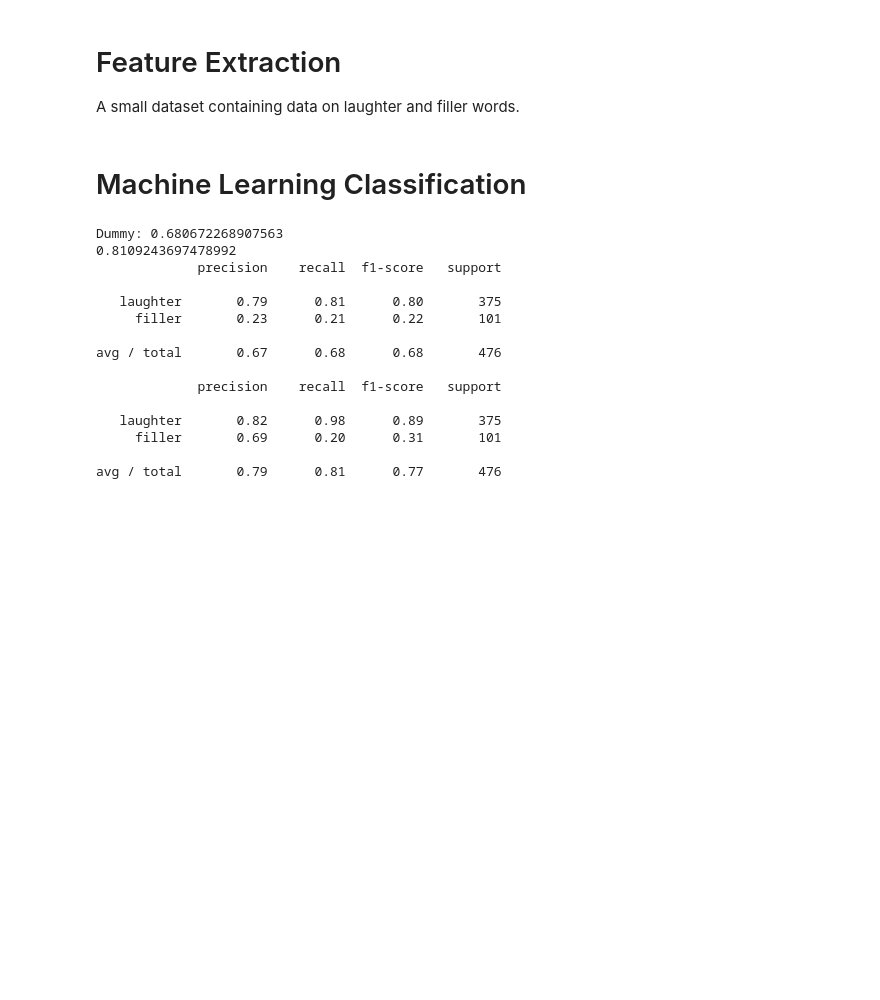
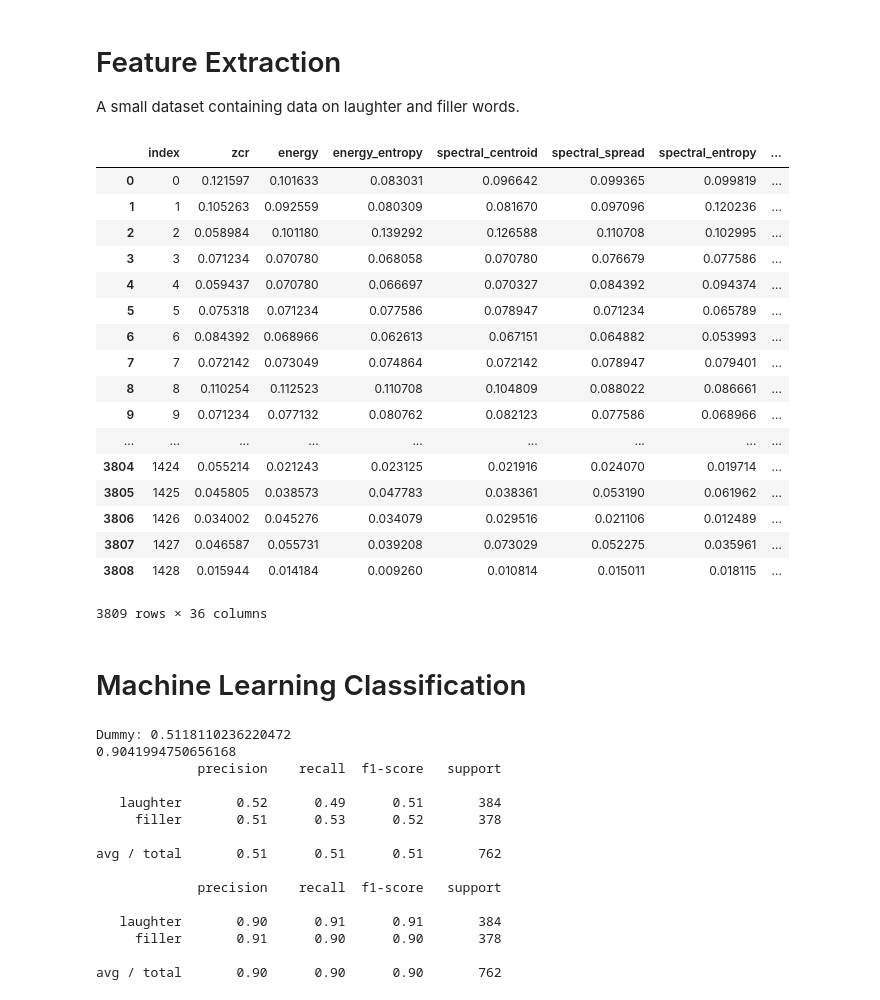
Before and after one commit to Kiwimaru/CS-590U---Final-Project, a Jupyter notebook: DeepCall.ipynb, the cells around one changed output. Cells and saved outputs as stored; diff of their text form; code cells hidden in the pictures; blank space fills up the shorter version.

```diff
--- a/DeepCall.ipynb
+++ b/DeepCall.ipynb
@@ -76,9 +76,32 @@ laughter2 = extractFeatures("laughter2.wav")
 laughters = pd.concat([laughter1, laughter2])
 laughters["class"] = 0
 filler1 = extractFeatures("filler1.wav")
-filler1["class"] = 1
-data = pd.concat([laughters, filler1])
+filler2 = extractFeatures("filler2.wav")
+fillers = pd.concat([filler1, filler2])
+fillers["class"] = 1
+data = pd.concat([laughters, fillers])
 data = data.reset_index()
+# %%
+data
+# %% [output]
+|  | index | zcr | energy | energy_entropy | spectral_centroid | spectral_spread | spectral_entropy | ... |
+| 0 | 0 | 0.121597 | 0.101633 | 0.083031 | 0.096642 | 0.099365 | 0.099819 | ... |
+| 1 | 1 | 0.105263 | 0.092559 | 0.080309 | 0.081670 | 0.097096 | 0.120236 | ... |
+| 2 | 2 | 0.058984 | 0.101180 | 0.139292 | 0.126588 | 0.110708 | 0.102995 | ... |
+| 3 | 3 | 0.071234 | 0.070780 | 0.068058 | 0.070780 | 0.076679 | 0.077586 | ... |
+| 4 | 4 | 0.059437 | 0.070780 | 0.066697 | 0.070327 | 0.084392 | 0.094374 | ... |
+| 5 | 5 | 0.075318 | 0.071234 | 0.077586 | 0.078947 | 0.071234 | 0.065789 | ... |
+| 6 | 6 | 0.084392 | 0.068966 | 0.062613 | 0.067151 | 0.064882 | 0.053993 | ... |
+| 7 | 7 | 0.072142 | 0.073049 | 0.074864 | 0.072142 | 0.078947 | 0.079401 | ... |
+| 8 | 8 | 0.110254 | 0.112523 | 0.110708 | 0.104809 | 0.088022 | 0.086661 | ... |
+| 9 | 9 | 0.071234 | 0.077132 | 0.080762 | 0.082123 | 0.077586 | 0.068966 | ... |
+| ... | ... | ... | ... | ... | ... | ... | ... | ... |
+| 3804 | 1424 | 0.055214 | 0.021243 | 0.023125 | 0.021916 | 0.024070 | 0.019714 | ... |
+| 3805 | 1425 | 0.045805 | 0.038573 | 0.047783 | 0.038361 | 0.053190 | 0.061962 | ... |
+| 3806 | 1426 | 0.034002 | 0.045276 | 0.034079 | 0.029516 | 0.021106 | 0.012489 | ... |
+| 3807 | 1427 | 0.046587 | 0.055731 | 0.039208 | 0.073029 | 0.052275 | 0.035961 | ... |
+| 3808 | 1428 | 0.015944 | 0.014184 | 0.009260 | 0.010814 | 0.015011 | 0.018115 | ... |
+3809 rows × 36 columns
 # %% [markdown]
 # Machine Learning Classification
 # %%
@@ -93,8 +116,8 @@ dummy = DummyClassifier(random_state=0)
 dummy.fit(X_train, y_train)
 print("Dummy:", dummy.score(X_test, y_test))
 
-#for i in [3, 4, 5, 6, 7, 8, 9]:
-clf = GradientBoostingClassifier(n_estimators=100, max_depth=7, random_state=0)
+#for i in [8, 9, 10, 11]:
+clf = GradientBoostingClassifier(n_estimators=100, max_depth=8, random_state=0)
 clf.fit(X_train, y_train)
 print(clf.score(X_test, y_test))
 
@@ -104,18 +127,18 @@ print(classification_report(y_test, dummy.predict(X_test), target_names=target_n
 target_names = ['laughter', 'filler']
 print(classification_report(y_test, clf.predict(X_test), target_names=target_names))
 # %% [output]
-Dummy: 0.680672268907563
-0.8109243697478992
+Dummy: 0.5118110236220472
+0.9041994750656168
              precision    recall  f1-score   support
 
-   laughter       0.79      0.81      0.80       375
-     filler       0.23      0.21      0.22       101
+   laughter       0.52      0.49      0.51       384
+     filler       0.51      0.53      0.52       378
 
-avg / total       0.67      0.68      0.68       476
+avg / total       0.51      0.51      0.51       762
 
              precision    recall  f1-score   support
 
-   laughter       0.82      0.98      0.89       375
-     filler       0.69      0.20      0.31       101
+   laughter       0.90      0.91      0.91       384
+     filler       0.91      0.90      0.90       378
 
-avg / total       0.79      0.81      0.77       476
+avg / total       0.90      0.90      0.90       762
```
